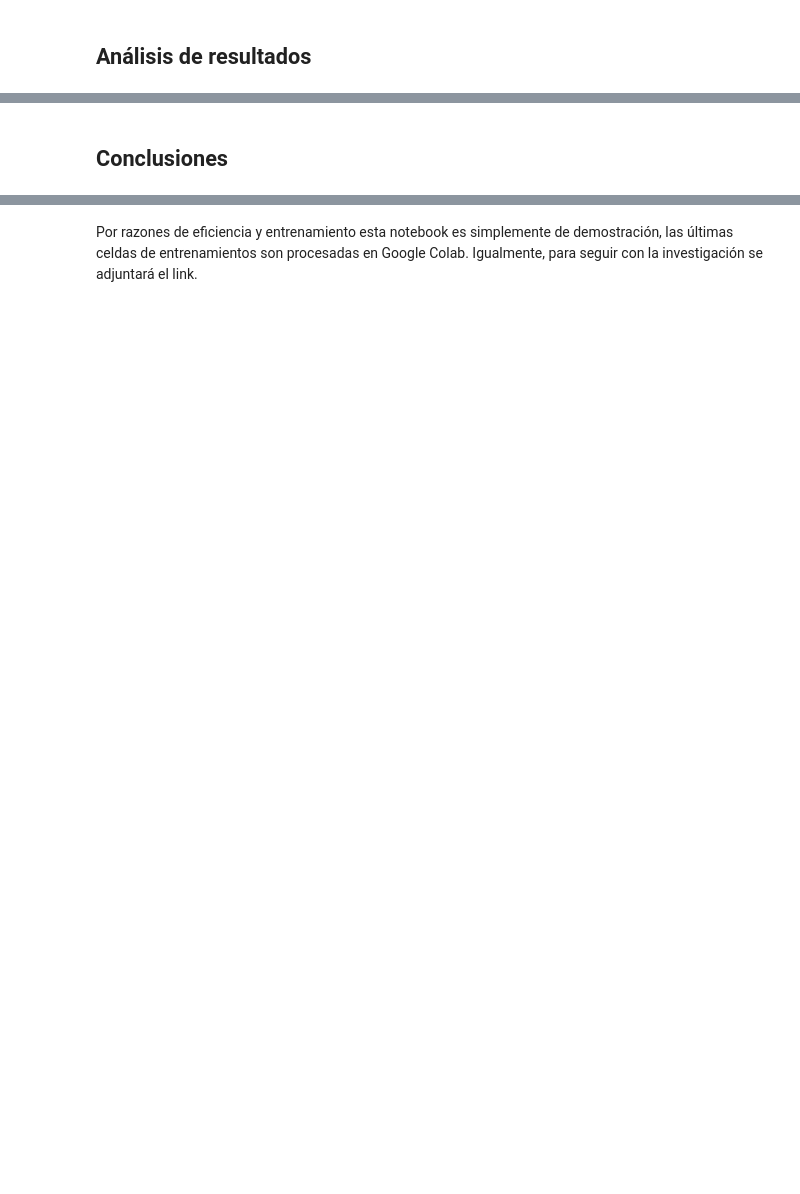
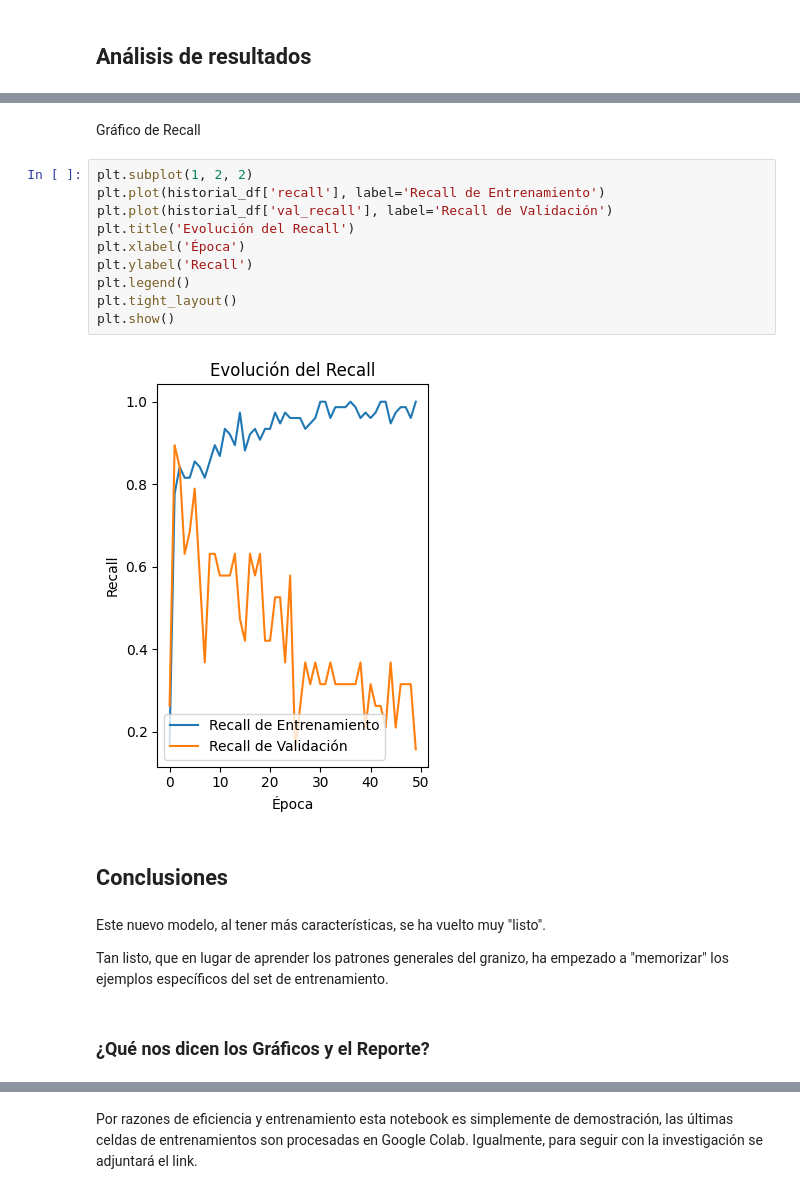
Before and after one commit to Nahuelito22/Nimbus-AI, a Jupyter notebook: notebooks/06_modelo_avanzado.ipynb, the cells around one changed output, grey strips where cells are left out. Cells and saved outputs as stored; diff of their text form; blank space fills up the shorter version.

```diff
--- a/notebooks/06_modelo_avanzado.ipynb
+++ b/notebooks/06_modelo_avanzado.ipynb
@@ -126,2 +291,22 @@ print("\n✅ Entrenamiento finalizado.")
+# %% [markdown]
+Gráfico de Recall
+# %%
+plt.subplot(1, 2, 2)
+plt.plot(historial_df['recall'], label='Recall de Entrenamiento')
+plt.plot(historial_df['val_recall'], label='Recall de Validación')
+plt.title('Evolución del Recall')
+plt.xlabel('Época')
+plt.ylabel('Recall')
+plt.legend()
+plt.tight_layout()
+plt.show()
+# %% [output]
+[figure, added]
 # %% [markdown]
 ## Conclusiones
+# %% [markdown]
+Este nuevo modelo, al tener más características, se ha vuelto muy "listo".
+
+Tan listo, que en lugar de aprender los patrones generales del granizo, ha empezado a "memorizar" los ejemplos específicos del set de entrenamiento.
+# %% [markdown]
+### ¿Qué nos dicen los Gráficos y el Reporte?
```
Also changed, not shown: parts of 53 cells of this notebook.
